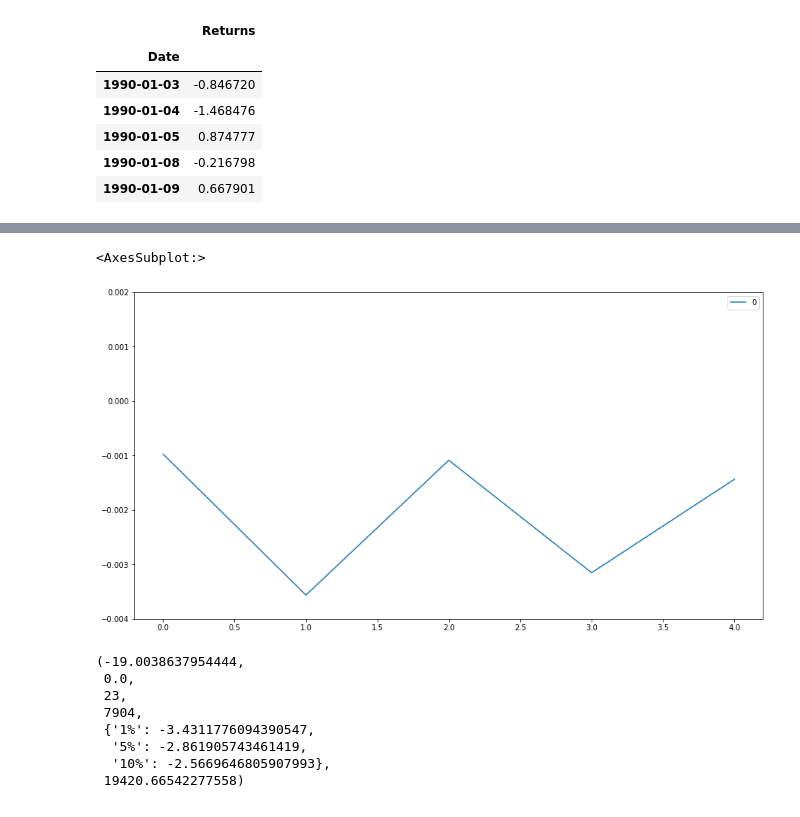
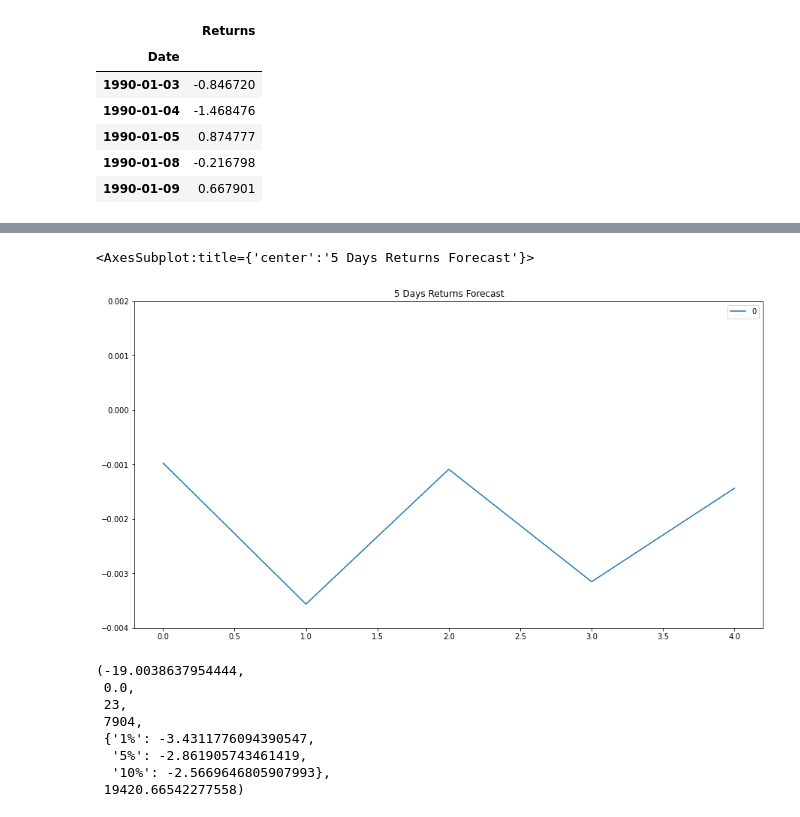
Before and after one commit to keanumanson/time_series_homework, a Jupyter notebook: Starter_Code/time_series_analysis.ipynb, the cells around one changed output, grey strips where cells are left out. Saved outputs shown, nothing was run; the diff lists cells and outputs as text; code cells hidden in the pictures.

```diff
--- a/Starter_Code/time_series_analysis.ipynb
+++ b/Starter_Code/time_series_analysis.ipynb
@@ -193,10 +179,10 @@ Roots
 | MA.1 | -1.2127 | +0.0000j | 1.2127 | 0.5000 |
 # %%
 # Plot the 5 Day Returns Forecast
-pd.DataFrame(results.forecast(steps=5)[0]).plot(title="",figsize=(15,8),ylim=[-0.004,0.002])
+pd.DataFrame(results.forecast(steps=5)[0]).plot(figsize=(15,8),ylim=[-0.004,0.002], title='5 Days Returns Forecast')
 # %% [output]
-<AxesSubplot:>
+<AxesSubplot:title={'center':'5 Days Returns Forecast'}>
-[figure, old version]
+[figure, new version]
 # %%
 #p value?
 from statsmodels.tsa.stattools import adfuller
```
Also changed, not shown: parts of 22 cells of this notebook, 1 other file.
